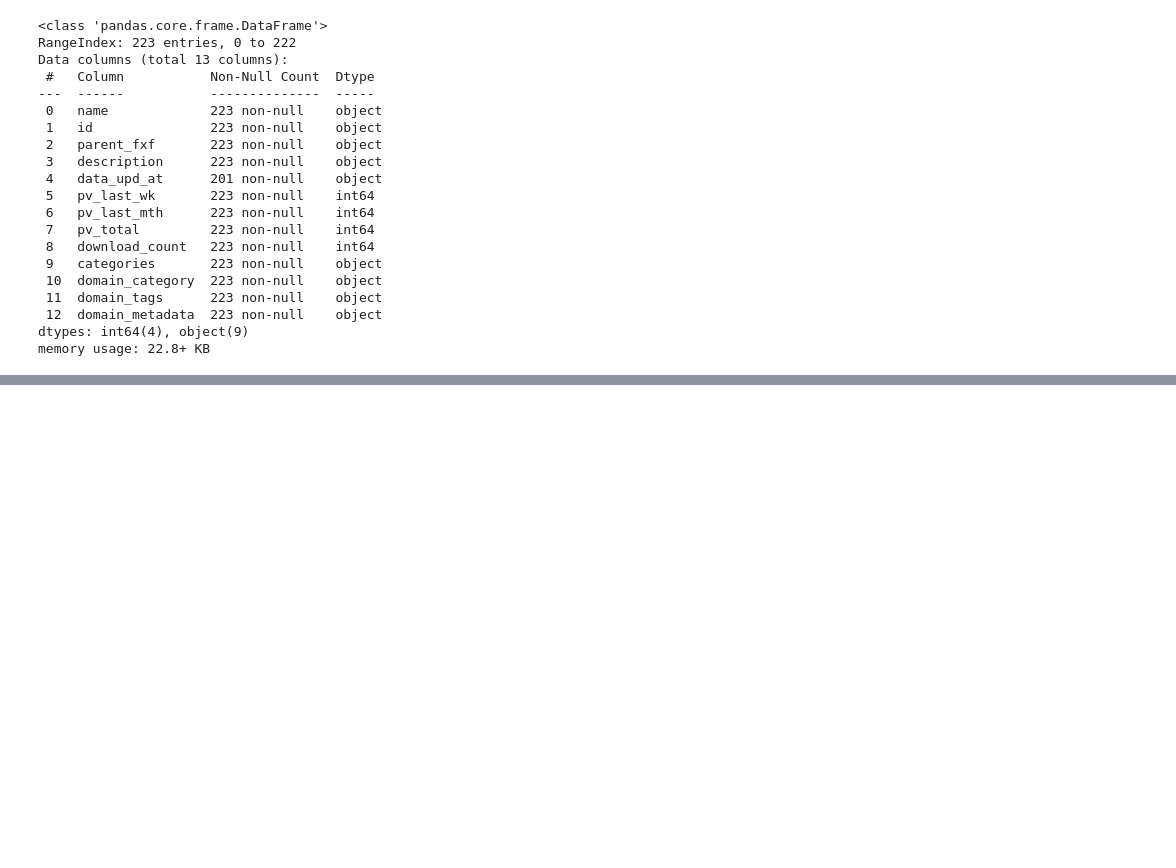
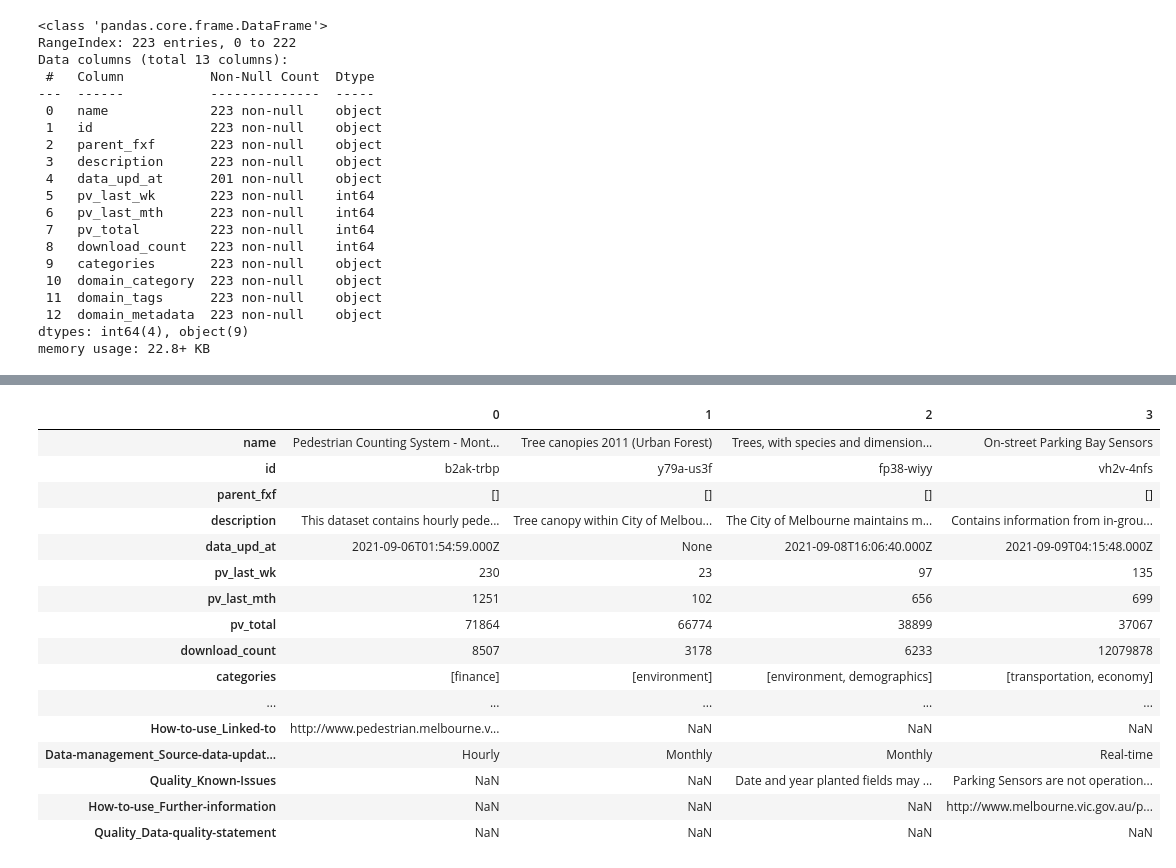
Before and after one commit to Chameleon-company/MOP, a Jupyter notebook: Albert/8lb_meta.ipynb, the cells around one changed output, grey strips where cells are left out. Saved outputs shown, nothing was run; the diff lists cells and outputs as text; code cells hidden in the pictures; blank space fills up the shorter version.

Commit message:
code to further refinement of extracted meta data into df

```diff
--- a/Albert/8lb_meta.ipynb
+++ b/Albert/8lb_meta.ipynb
@@ -129,0 +159,6 @@ memory usage: 22.8+ KB
+# %%
+keys = []
+for record in ds_df['domain_metadata']:
+    for kv in record:
+        keys.append(kv['key'])
+keys_ds = pd.Series(keys).drop_duplicates().reset_index(drop=True)
@@ -129,0 +183,8 @@ memory usage: 22.8+ KB
+# %%
+df1 = ds_df.copy()
+for key in keys_ds:
+    df1[key] = np.nan
+    for i in range(df1.shape[0]):
+        for kv in df1['domain_metadata'][i]:
+            if kv['key'] == key:
+                df1[key][i] = kv['value']
@@ -129,0 +407,10 @@ memory usage: 22.8+ KB
+# %%
+# disinterested domain_metadata
+dis = ['How-to-use_Applicable-standard-(URL)',\
+       'Internal-management_Source-system-(GIS,-AssetMaster,-etc)',
+       'Internal-management_Update-mechanism',
+       'Internal-management_IMGF-risk-level',
+       'Melbourne-Metadata_Further-Information',
+       'Quality_Source-data-update-frequency']
+# %%
+df1 = df1.drop(columns=dis)
@@ -129,0 +437,20 @@ memory usage: 22.8+ KB
+# %%
+df1.head(4).T
+# %% [output]
+|  | 0 | 1 | 2 | 3 |
+| name | Pedestrian Counting System - Mont... | Tree canopies 2011 (Urban Forest) | Trees, with species and dimension... | On-street Parking Bay Sensors |
+| id | b2ak-trbp | y79a-us3f | fp38-wiyy | vh2v-4nfs |
+| parent_fxf | [] | [] | [] | [] |
+| description | This dataset contains hourly pede... | Tree canopy within City of Melbou... | The City of Melbourne maintains m... | Contains information from in-grou... |
+| data_upd_at | 2021-09-06T01:54:59.000Z | None | 2021-09-08T16:06:40.000Z | 2021-09-09T04:15:48.000Z |
+| pv_last_wk | 230 | 23 | 97 | 135 |
+| pv_last_mth | 1251 | 102 | 656 | 699 |
+| pv_total | 71864 | 66774 | 38899 | 37067 |
+| download_count | 8507 | 3178 | 6233 | 12079878 |
+| categories | [finance] | [environment] | [environment, demographics] | [transportation, economy] |
+| ... | ... | ... | ... | ... |
+| How-to-use_Linked-to | http://www.pedestrian.melbourne.v... | NaN | NaN | NaN |
+| Data-management_Source-data-updat... | Hourly | Monthly | Monthly | Real-time |
+| Quality_Known-Issues | NaN | NaN | Date and year planted fields may ... | Parking Sensors are not operation... |
+| How-to-use_Further-information | NaN | NaN | NaN | http://www.melbourne.vic.gov.au/p... |
+| Quality_Data-quality-statement | NaN | NaN | NaN | NaN |
```
Also changed, not shown: parts of 32 cells of this notebook, 6 other files.
